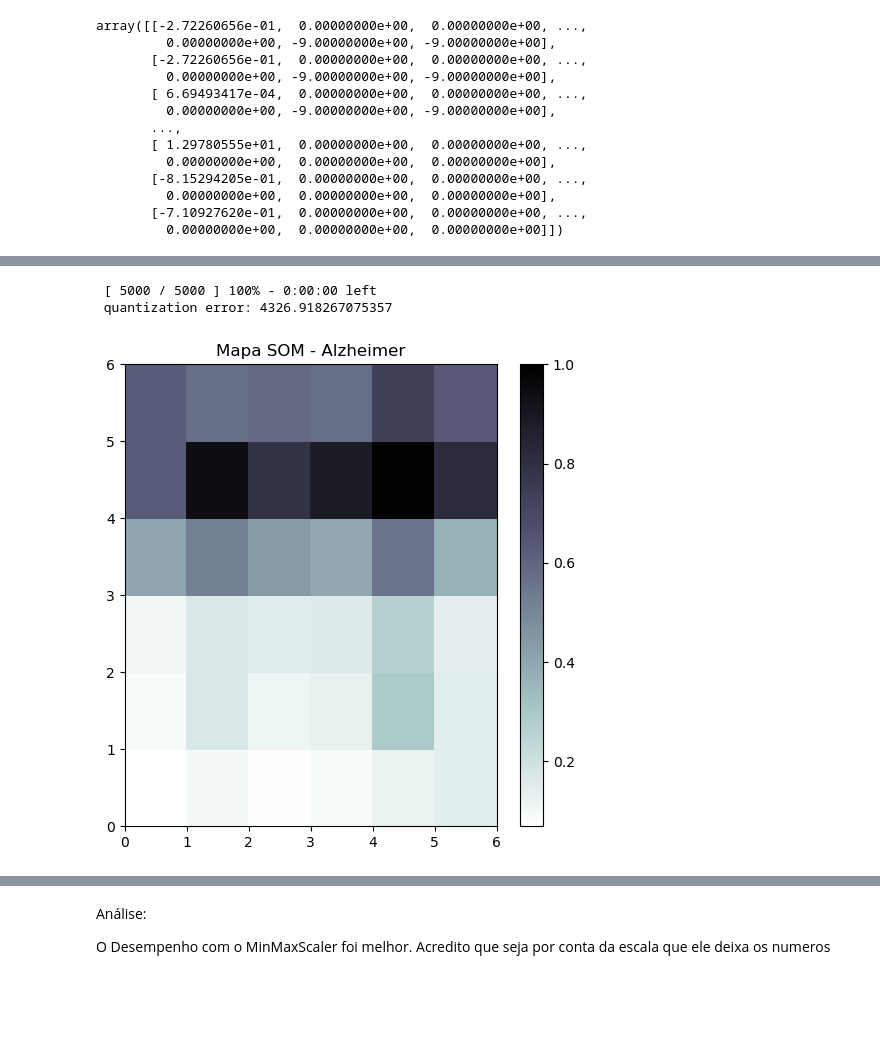
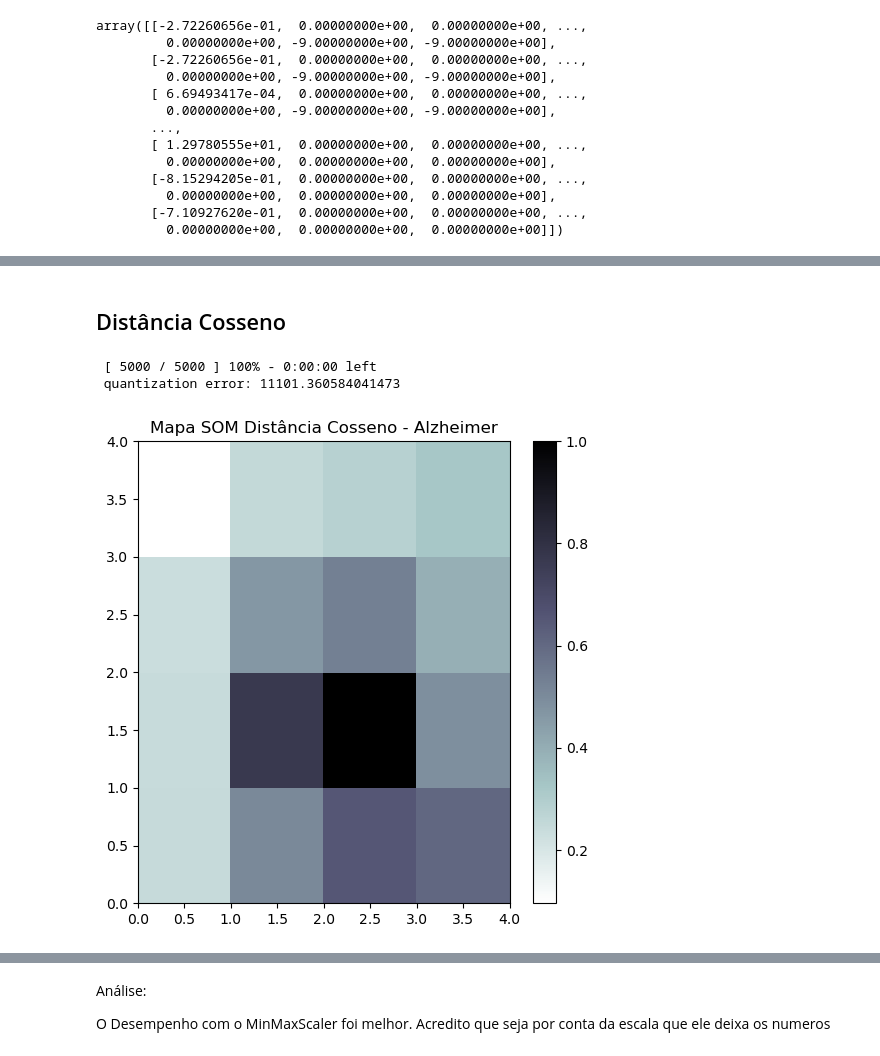
Before and after one commit to GabihSantana/python-datasus, a Jupyter notebook: projetoObitosAlzheimer.ipynb, the cells around one changed output, grey strips where cells are left out. Cells and saved outputs as stored; diff of their text form; code cells hidden in the pictures; blank space fills up the shorter version.

```diff
--- a/projetoObitosAlzheimer.ipynb
+++ b/projetoObitosAlzheimer.ipynb
@@ -1003,4 +1005,4 @@ array([[-2.72260656e-01,  0.00000000e+00,  0.00000000e+00, ...,
 # %%
 # Definindo a grade SOM - Dimensões X e Y & o número de variáveis de entrada (numero de linhas de dados)
-som_x = 6
-som_y = 6
+som_x = 4
+som_y = 4
@@ -1006,0 +1044,33 @@ som_y = 6
+# %%
+# Testando com diferentes grades
+
+erro = []
+sizes = []
+
+
+for i in range(2, 15):
+    som = MiniSom(i, i, input_len=df_normalized.shape[1], sigma=1.0, learning_rate=0.5, activation_distance='manhattan')
+    som.train_random(df_normalized, 5000)
+    qe = som.quantization_error(df_normalized)
+    erro.append(qe)
+    sizes.append(i)
+    print(f"SOM {i}x{i} - Erro de quantização: {qe}")
+
+    # U-Matrix
+    plt.figure(figsize=(5, 5))
+    plt.title(f"SOM {i}x{i} - QE: {round(qe, 2)}")
+    plt.pcolor(som.distance_map().T, cmap='bone_r')
+    plt.colorbar(label='Distância entre neurônios')
+    plt.tight_layout()
+    plt.show()
+
+    # Mapa de Frequência de Ativação
+    activation_map = np.zeros((i, i))
+    for sample in df_normalized:
+        winner = som.winner(sample)
+        activation_map[winner] += 1
+
+    plt.figure(figsize=(5, 5))
+    plt.pcolor(activation_map.T, cmap='bone_r')
+    plt.title(f'Mapa de Frequência de Ativação - {i}x{i}')
+    plt.show()
@@ -1007 +1103,3 @@ som_y = 6
+# %% [markdown]
+## Distância Cosseno
 # %%
@@ -1011,17 +1107,17 @@ som = MiniSom(x=som_x, y=som_y, input_len=df_normalized.shape[1], sigma=1.0, lea
 # %%
 # Inicialização aleatória - Pesos extraídos aleatoriamente
 
-som.train_random(df_normalized, num_iteration=5000, verbose=True)
+som_cos.train_random(df_normalized, num_iteration=5000, verbose=True)
 # %% [output]
  [ 5000 / 5000 ] 100% - 0:00:00 left
- quantization error: 4326.918267075357
+ quantization error: 11101.360584041473
 # %%
 # Distância entre neurônios (U-Matrix)
 
 plt.figure(figsize=(6, 6))
-plt.pcolor(som.distance_map().T, cmap='bone_r')  # mapa de distância (U-Matrix)
+plt.pcolor(som_cos.distance_map().T, cmap='bone_r')  # mapa de distância (U-Matrix)
 plt.colorbar()
-plt.title("Mapa SOM - Alzheimer")
+plt.title("Mapa SOM Distância Cosseno - Alzheimer")
 plt.show()
 # %% [output]
-[figure, old version]
+[figure, new version]
```
Also changed, not shown: parts of 35 cells of this notebook.
